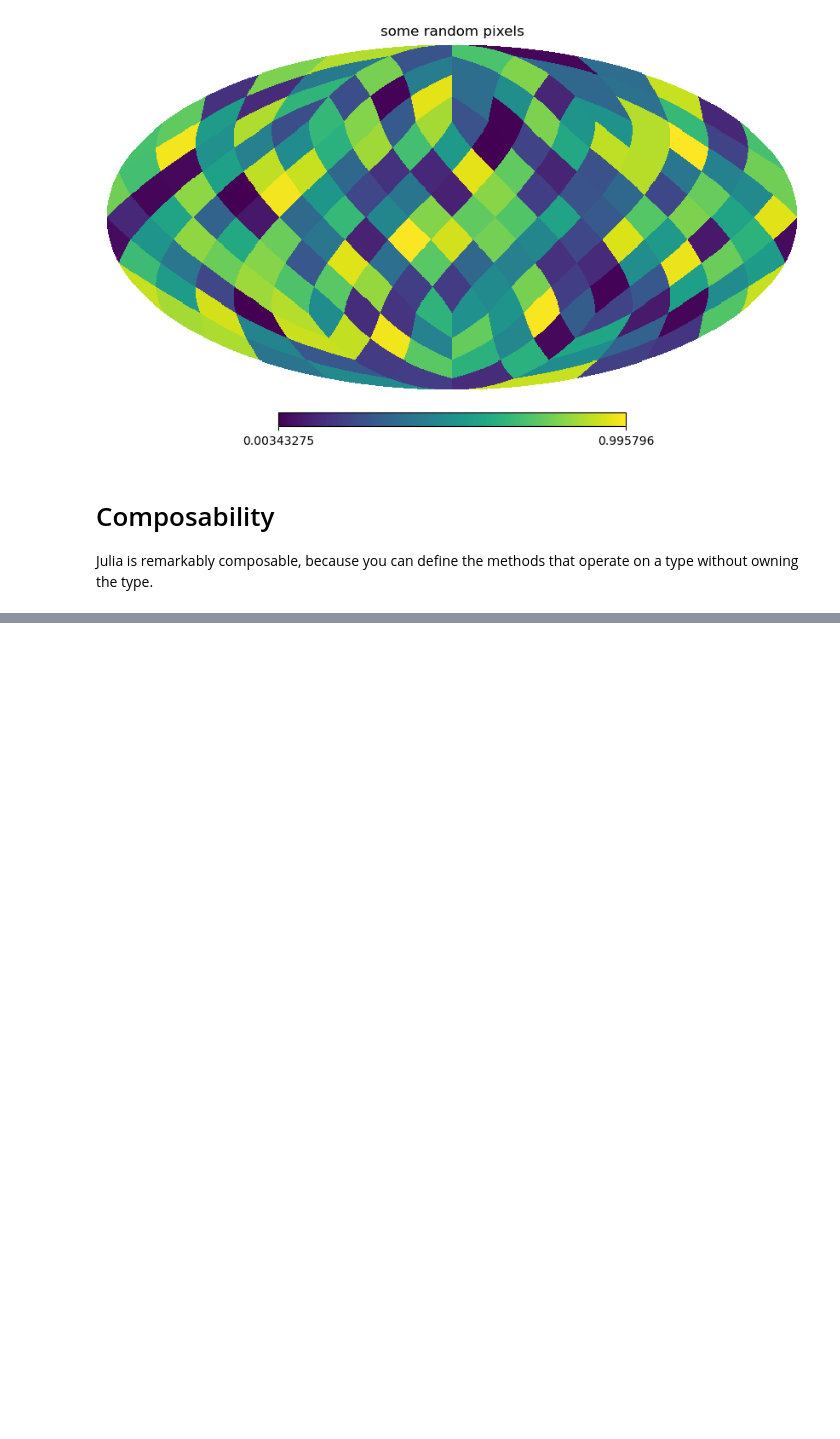
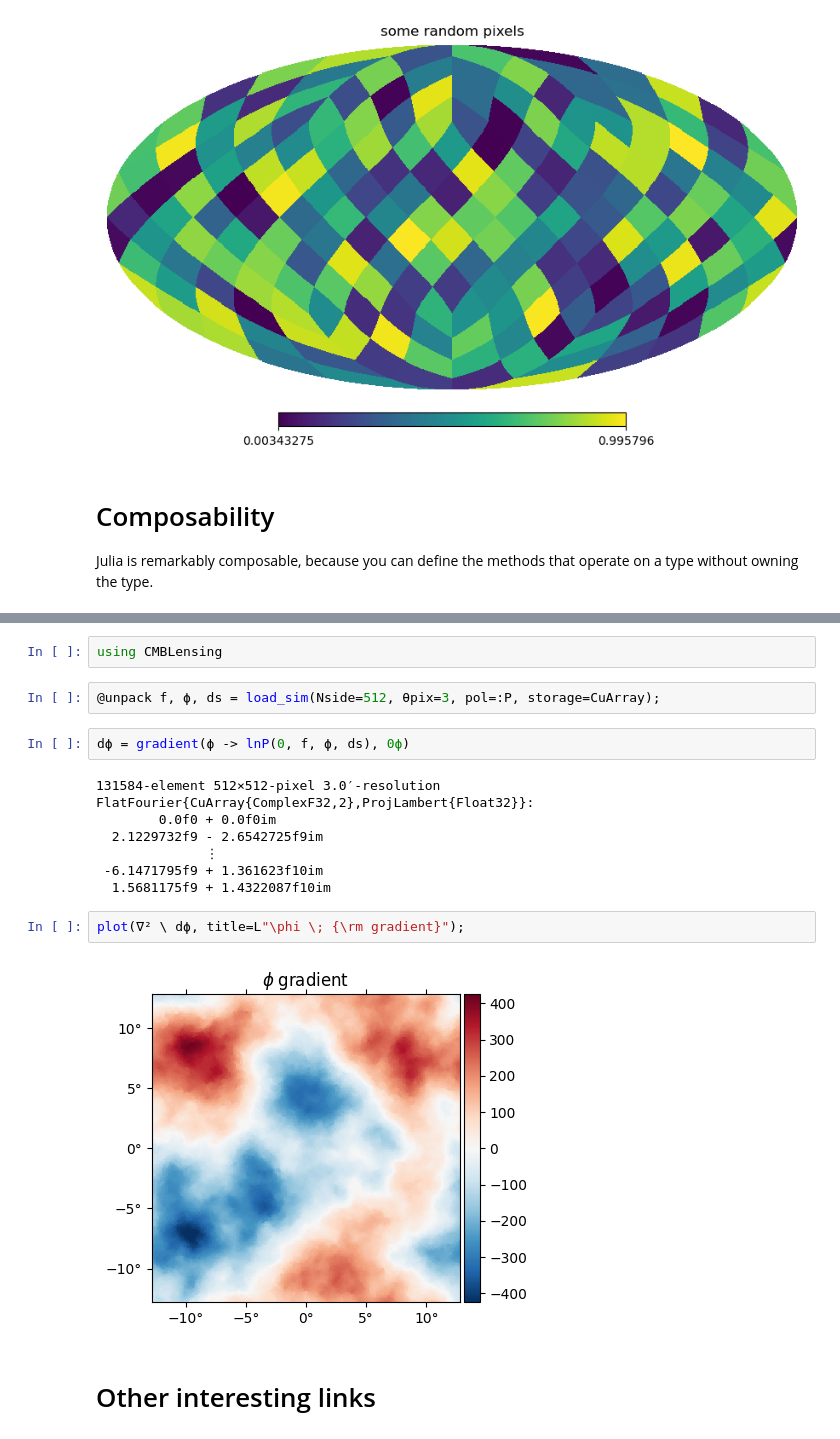
Before and after one commit to xzackli/JuliaDemoForCosmo, a Jupyter notebook: Basics.ipynb, the cells around one changed output, grey strips where cells are left out. Cells and saved outputs as stored; diff of their text form; blank space fills up the shorter version.

```diff
--- a/Basics.ipynb
+++ b/Basics.ipynb
@@ -174,0 +355,19 @@ Julia is remarkably composable, because you can define the methods that operate
+# %%
+using CMBLensing
+# %%
+@unpack f, ϕ, ds = load_sim(Nside=512, θpix=3, pol=:P, storage=CuArray);
+# %%
+dϕ = gradient(ϕ -> lnP(0, f, ϕ, ds), 0ϕ)
+# %% [output]
+131584-element 512×512-pixel 3.0′-resolution FlatFourier{CuArray{ComplexF32,2},ProjLambert{Float32}}:
+        0.0f0 + 0.0f0im
+  2.1229732f9 - 2.6542725f9im
+              ⋮
+ -6.1471795f9 + 1.361623f10im
+  1.5681175f9 + 1.4322087f10im
+# %%
+plot(∇² \ dϕ, title=L"\phi \; {\rm gradient}");
+# %% [output]
+[figure, added]
+# %% [markdown]
+# Other interesting links
```
Also changed, not shown: parts of 41 cells of this notebook, 3 other files.
